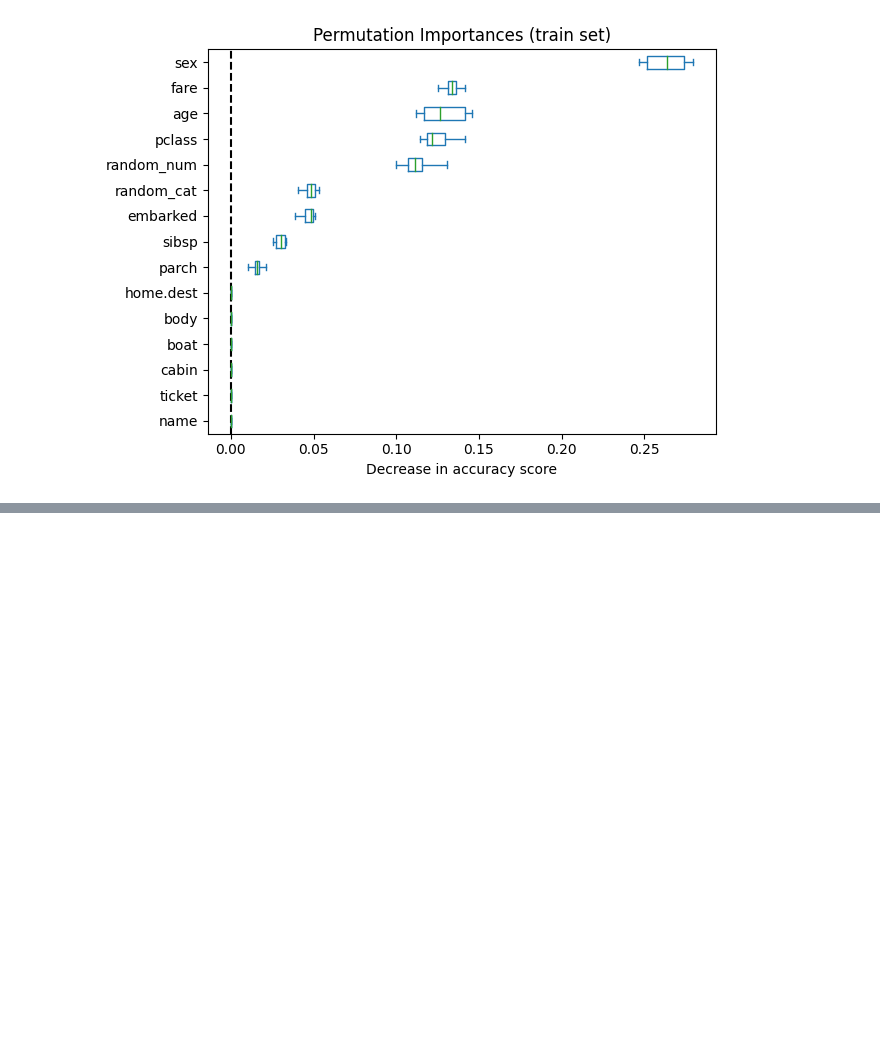
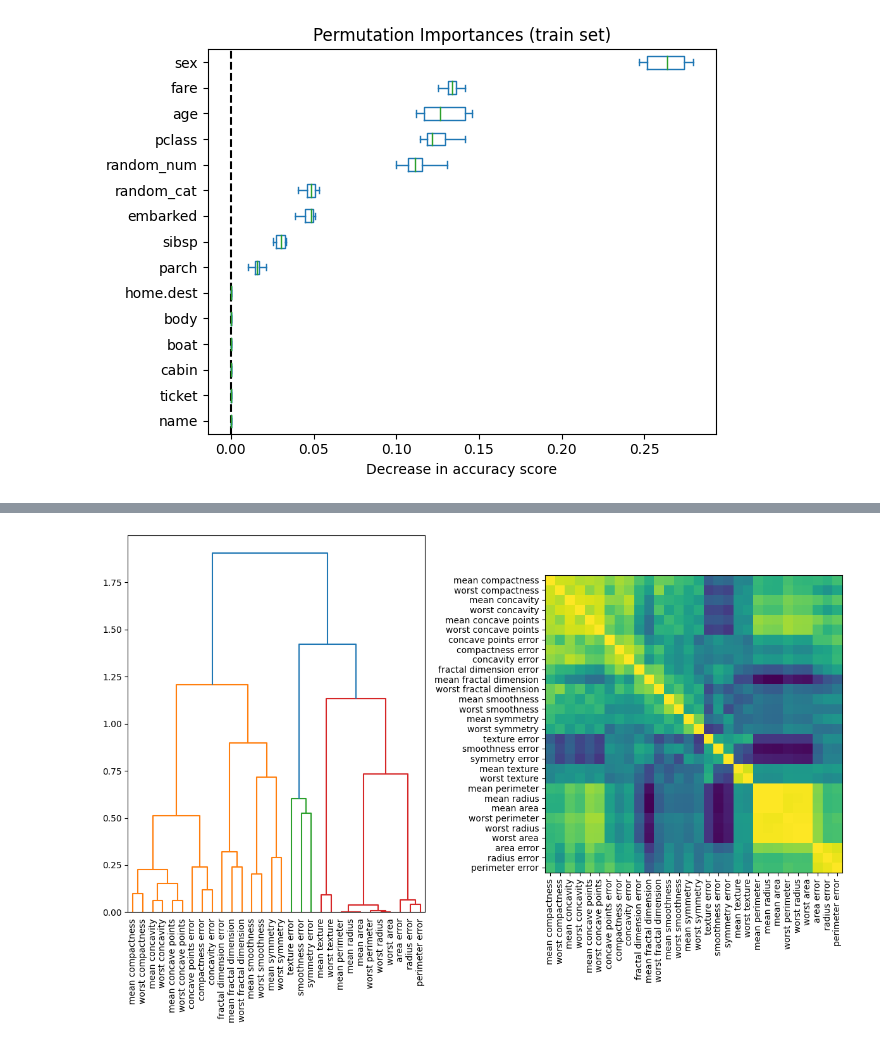
Before and after one commit to ceo21ckim/Scikit-Learn-Tutorial, a Jupyter notebook: 0. Practice/Permutation feature importance.ipynb, the cells around one changed output, grey strips where cells are left out. Drawn from its saved outputs; the diff is of its cells as text; code cells hidden in the pictures; blank space fills up the shorter version.

```diff
--- a/0. Practice/Permutation feature importance.ipynb
+++ b/0. Practice/Permutation feature importance.ipynb
@@ -152,0 +203,25 @@ ax.figure.tight_layout()
+# %%
+fig, axes = plt.subplots(1, 2, figsize=(12, 8))
+
+corr = spearmanr(x).correlation
+
+corr = (corr + corr.T) / 2
+np.fill_diagonal(corr, 1)
+
+distance_matrix = 1 - np.abs(corr)
+dist_linkage = hierarchy.ward(squareform(distance_matrix))
+dendro = hierarchy.dendrogram(
+    dist_linkage, labels=data.feature_names.tolist(), ax=axes[0], leaf_rotation=90
+)
+
+dendro_idx = np.arange(0, len(dendro['ivl']))
+
+axes[1].imshow(corr[dendro['leaves'], :][:, dendro['leaves']])
+axes[1].set_xticks(dendro_idx)
+axes[1].set_yticks(dendro_idx)
+axes[1].set_xticklabels(dendro['ivl'], rotation='vertical')
+axes[1].set_yticklabels(dendro['ivl'])
+fig.tight_layout()
+plt.show()
+# %% [output]
+[figure, added]
```
Also changed, not shown: parts of 5 cells of this notebook.
